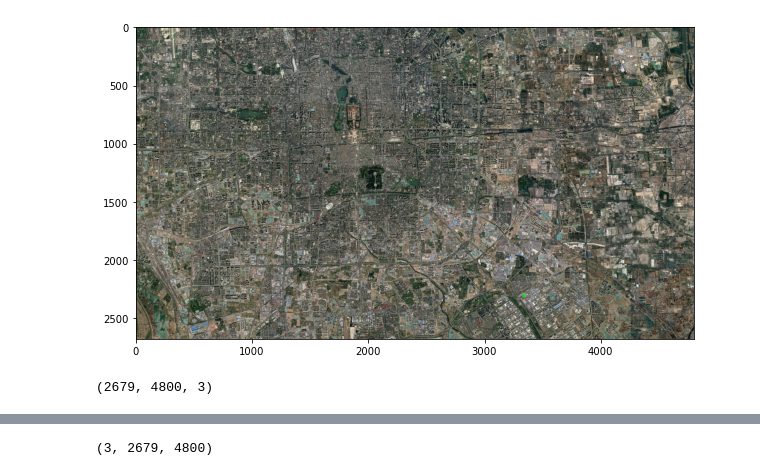
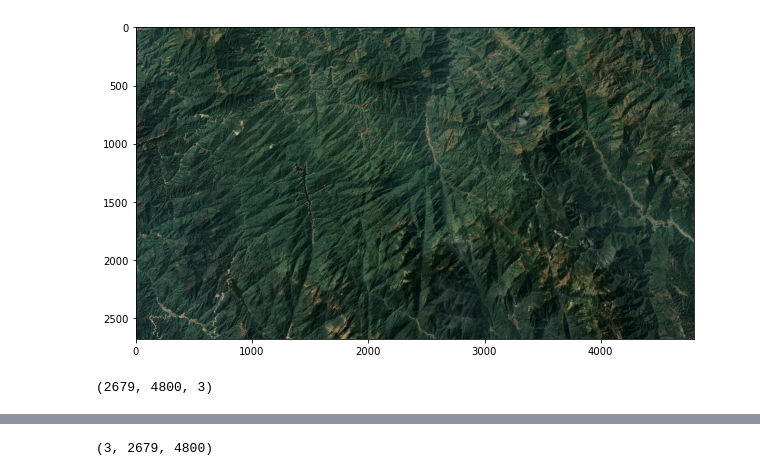
Before and after one commit to katiezzzzz/Gantastic, a Jupyter notebook: cgan_earth/earth_screenshots/inspect_data.ipynb, the cells around one changed output, grey strips where cells are left out. Cells and saved outputs as stored; diff of their text form; code cells hidden in the pictures.

Commit message:
add new forest training images

```diff
--- a/cgan_earth/earth_screenshots/inspect_data.ipynb
+++ b/cgan_earth/earth_screenshots/inspect_data.ipynb
@@ -8,11 +6,11 @@ import os
 # %%
 figure(figsize=(10,10))
-im = plt.imread('city1.jpg')
+im = plt.imread('forest1.jpg')
 plt.imshow(im)
 #plt.xlim(700,828)
 #plt.ylim(300,428)
 plt.show()
 print(im.shape)
 # %% [output]
-[figure, old version]
+[figure, new version]
 (2679, 4800, 3)
```
Also changed, not shown: parts of 3 cells of this notebook, 3 other files.
